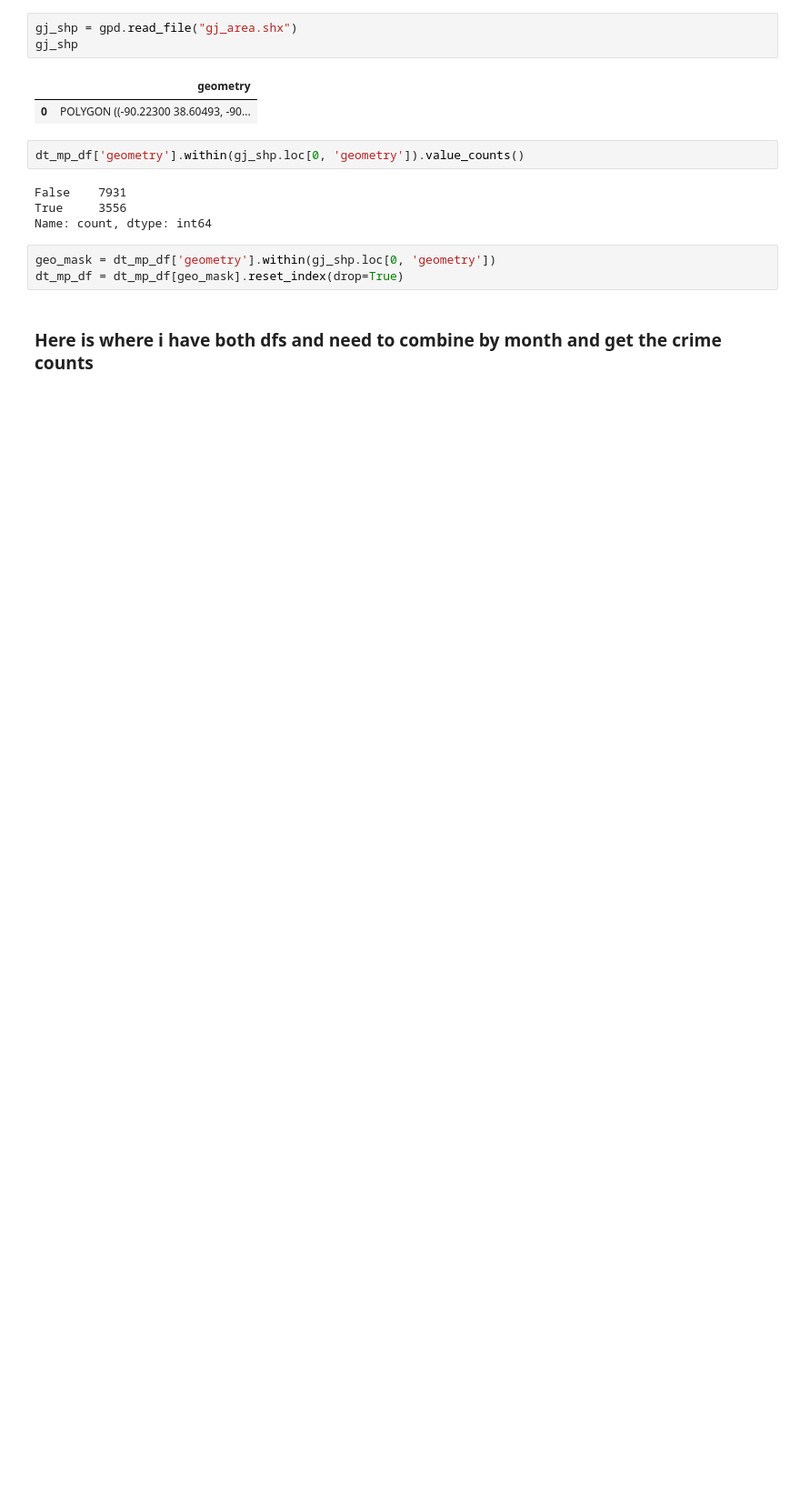
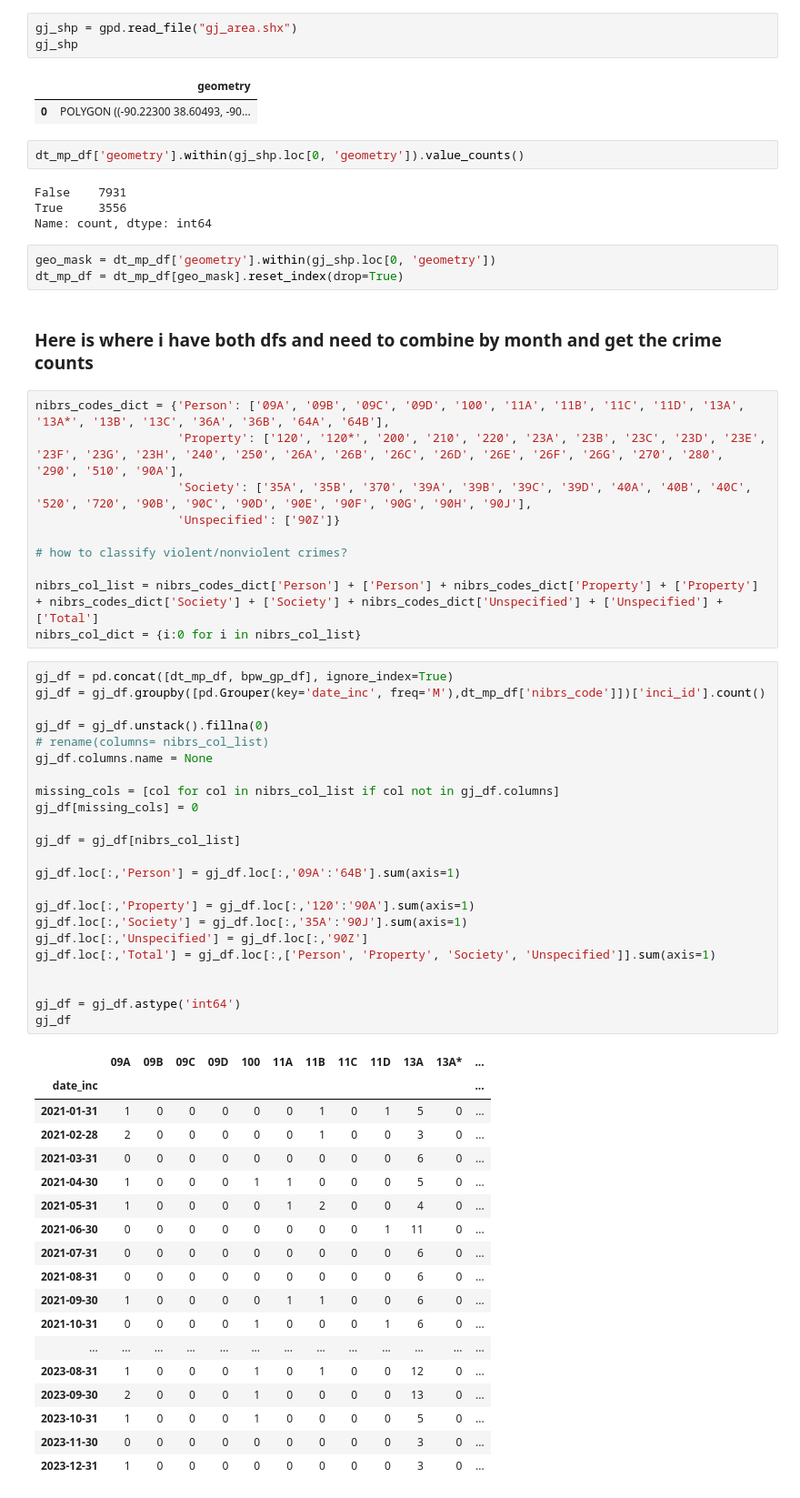
Before and after one commit to luke-lite/Dutchtown, a Jupyter notebook: NIBRS Data Agg.ipynb, the cells around one changed output. Shown: that part at 91% size. Cells and saved outputs as stored; diff of their text form; blank space fills up the shorter version.

```diff
--- a/NIBRS Data Agg.ipynb
+++ b/NIBRS Data Agg.ipynb
@@ -121,3 +105,55 @@ geo_mask = dt_mp_df['geometry'].within(gj_shp.loc[0, 'geometry'])
 dt_mp_df = dt_mp_df[geo_mask].reset_index(drop=True)
 # %% [markdown]
 ### Here is where i have both dfs and need to combine by month and get the crime counts
+# %%
+nibrs_codes_dict = {'Person': ['09A', '09B', '09C', '09D', '100', '11A', '11B', '11C', '11D', '13A', '13A*', '13B', '13C', '36A', '36B', '64A', '64B'],
+                    'Property': ['120', '120*', '200', '210', '220', '23A', '23B', '23C', '23D', '23E', '23F', '23G', '23H', '240', '250', '26A', '26B', '26C', '26D', '26E', '26F', '26G', '270', '280', '290', '510', '90A'],
+                    'Society': ['35A', '35B', '370', '39A', '39B', '39C', '39D', '40A', '40B', '40C', '520', '720', '90B', '90C', '90D', '90E', '90F', '90G', '90H', '90J'],
+                    'Unspecified': ['90Z']}
+
+# how to classify violent/nonviolent crimes?
+
+nibrs_col_list = nibrs_codes_dict['Person'] + ['Person'] + nibrs_codes_dict['Property'] + ['Property'] + nibrs_codes_dict['Society'] + ['Society'] + nibrs_codes_dict['Unspecified'] + ['Unspecified'] + ['Total']
+nibrs_col_dict = {i:0 for i in nibrs_col_list}
+# %%
+gj_df = pd.concat([dt_mp_df, bpw_gp_df], ignore_index=True)
+gj_df = gj_df.groupby([pd.Grouper(key='date_inc', freq='M'),dt_mp_df['nibrs_code']])['inci_id'].count()
+
+gj_df = gj_df.unstack().fillna(0)
+# rename(columns= nibrs_col_list)
+gj_df.columns.name = None
+
+missing_cols = [col for col in nibrs_col_list if col not in gj_df.columns]
+gj_df[missing_cols] = 0
+
+gj_df = gj_df[nibrs_col_list]
+
+gj_df.loc[:,'Person'] = gj_df.loc[:,'09A':'64B'].sum(axis=1)
+
+gj_df.loc[:,'Property'] = gj_df.loc[:,'120':'90A'].sum(axis=1)
+gj_df.loc[:,'Society'] = gj_df.loc[:,'35A':'90J'].sum(axis=1)
+gj_df.loc[:,'Unspecified'] = gj_df.loc[:,'90Z']
+gj_df.loc[:,'Total'] = gj_df.loc[:,['Person', 'Property', 'Society', 'Unspecified']].sum(axis=1)
+
+
+gj_df = gj_df.astype('int64')
+gj_df
+# %% [output]
+|  | 09A | 09B | 09C | 09D | 100 | 11A | 11B | 11C | 11D | 13A | 13A* | ... |
+| date_inc |  |  |  |  |  |  |  |  |  |  |  | ... |
+| 2021-01-31 | 1 | 0 | 0 | 0 | 0 | 0 | 1 | 0 | 1 | 5 | 0 | ... |
+| 2021-02-28 | 2 | 0 | 0 | 0 | 0 | 0 | 1 | 0 | 0 | 3 | 0 | ... |
+| 2021-03-31 | 0 | 0 | 0 | 0 | 0 | 0 | 0 | 0 | 0 | 6 | 0 | ... |
+| 2021-04-30 | 1 | 0 | 0 | 0 | 1 | 1 | 0 | 0 | 0 | 5 | 0 | ... |
+| 2021-05-31 | 1 | 0 | 0 | 0 | 0 | 1 | 2 | 0 | 0 | 4 | 0 | ... |
+| 2021-06-30 | 0 | 0 | 0 | 0 | 0 | 0 | 0 | 0 | 1 | 11 | 0 | ... |
+| 2021-07-31 | 0 | 0 | 0 | 0 | 0 | 0 | 0 | 0 | 0 | 6 | 0 | ... |
+| 2021-08-31 | 0 | 0 | 0 | 0 | 0 | 0 | 0 | 0 | 0 | 6 | 0 | ... |
+| 2021-09-30 | 1 | 0 | 0 | 0 | 0 | 1 | 1 | 0 | 0 | 6 | 0 | ... |
+| 2021-10-31 | 0 | 0 | 0 | 0 | 1 | 0 | 0 | 0 | 1 | 6 | 0 | ... |
+| ... | ... | ... | ... | ... | ... | ... | ... | ... | ... | ... | ... | ... |
+| 2023-08-31 | 1 | 0 | 0 | 0 | 1 | 0 | 1 | 0 | 0 | 12 | 0 | ... |
+| 2023-09-30 | 2 | 0 | 0 | 0 | 1 | 0 | 0 | 0 | 0 | 13 | 0 | ... |
+| 2023-10-31 | 1 | 0 | 0 | 0 | 1 | 0 | 0 | 0 | 0 | 5 | 0 | ... |
+| 2023-11-30 | 0 | 0 | 0 | 0 | 0 | 0 | 0 | 0 | 0 | 3 | 0 | ... |
+| 2023-12-31 | 1 | 0 | 0 | 0 | 0 | 0 | 0 | 0 | 0 | 3 | 0 | ... |
```
Also changed, not shown: parts of 15 cells of this notebook, 1 other file.
